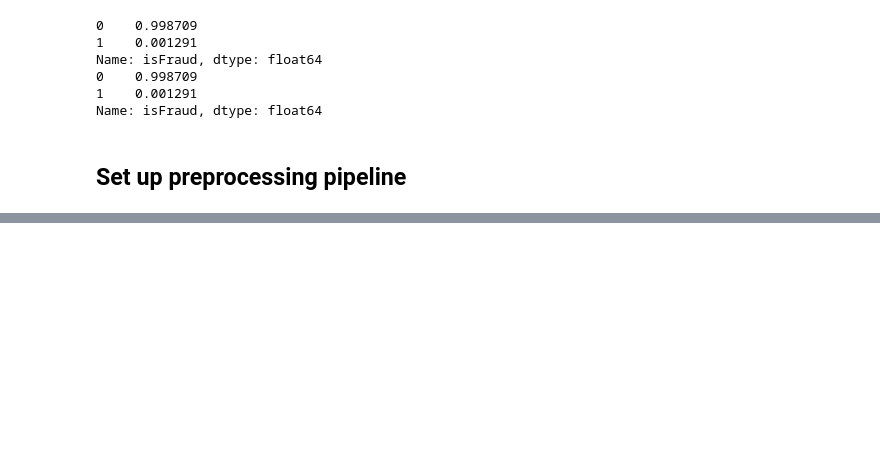
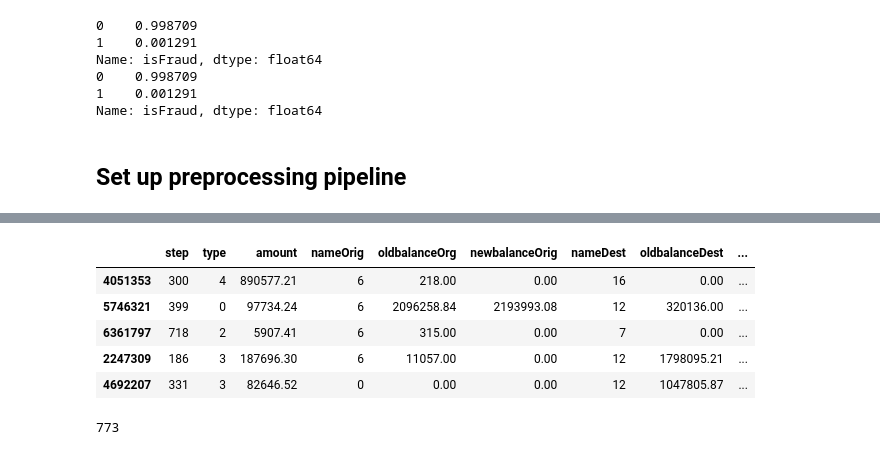
Before and after one commit to omdgit/machine-learning-imbalanced-data, a Jupyter notebook: omd/kaggle_fraud.ipynb, the cells around one changed output, grey strips where cells are left out. Drawn from its saved outputs; the diff is of its cells as text; code cells hidden in the pictures; blank space fills up the shorter version.

```diff
--- a/omd/kaggle_fraud.ipynb
+++ b/omd/kaggle_fraud.ipynb
@@ -184,0 +315,16 @@ ValueError: too many values to unpack (expected 2)
+# %%
+X_test = fraud_pipeline.transform(X_test)
+X_test.head()
+# %% [output]
+|  | step | type | amount | nameOrig | oldbalanceOrg | newbalanceOrig | nameDest | oldbalanceDest | ... |
+| 4051353 | 300 | 4 | 890577.21 | 6 | 218.00 | 0.00 | 16 | 0.00 | ... |
+| 5746321 | 399 | 0 | 97734.24 | 6 | 2096258.84 | 2193993.08 | 12 | 320136.00 | ... |
+| 6361797 | 718 | 2 | 5907.41 | 6 | 315.00 | 0.00 | 7 | 0.00 | ... |
+| 2247309 | 186 | 3 | 187696.30 | 6 | 11057.00 | 0.00 | 12 | 1798095.21 | ... |
+| 4692207 | 331 | 3 | 82646.52 | 0 | 0.00 | 0.00 | 12 | 1047805.87 | ... |
+# %%
+# weight will be used as a hyperparameter to offset the class imbalance
+weight = int(y_train[y_train==0].shape[0] / y_train[y_train==1].shape[0])
+weight
+# %% [output]
+773
```
Also changed, not shown: parts of 22 cells of this notebook, 1 other file.
